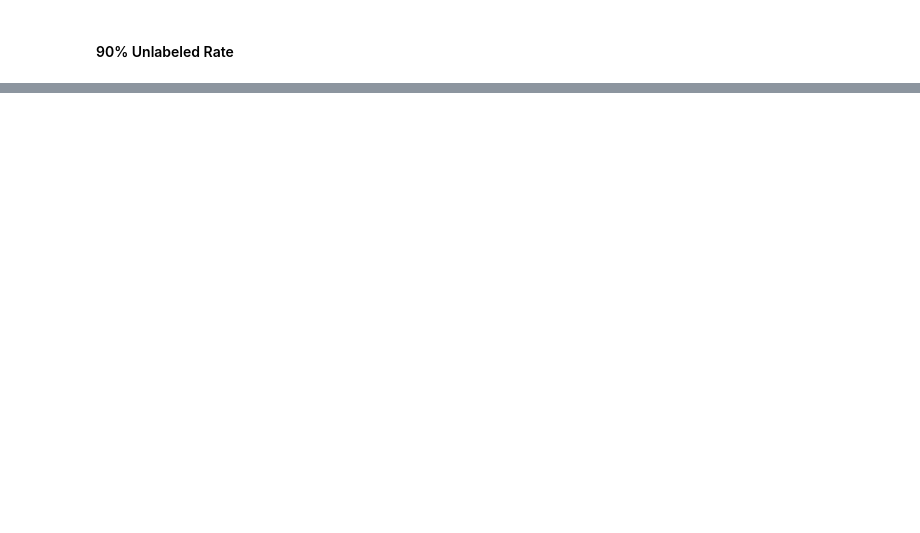
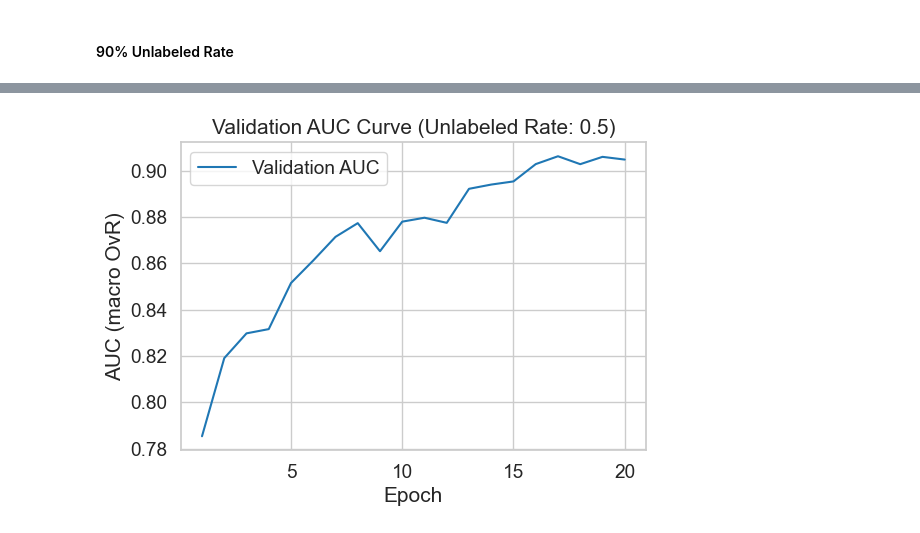
Before and after one commit to behrensm03/bdl-ssl, a Jupyter notebook: bayes_cnn_baseline.ipynb, the cells around one changed output, grey strips where cells are left out. Cells and saved outputs as stored; diff of their text form; code cells hidden in the pictures; blank space fills up the shorter version.

```diff
--- a/bayes_cnn_baseline.ipynb
+++ b/bayes_cnn_baseline.ipynb
@@ -172,0 +362,4 @@ Percentage of predictions that are class 5: 100.0%
+# %%
+plot_auc_curve(bcnn_history_50, unlabeled_rate=unlabeled_rate)
+# %% [output]
+[figure, added]
```
Also changed, not shown: parts of 27 cells of this notebook, 3 other files.
